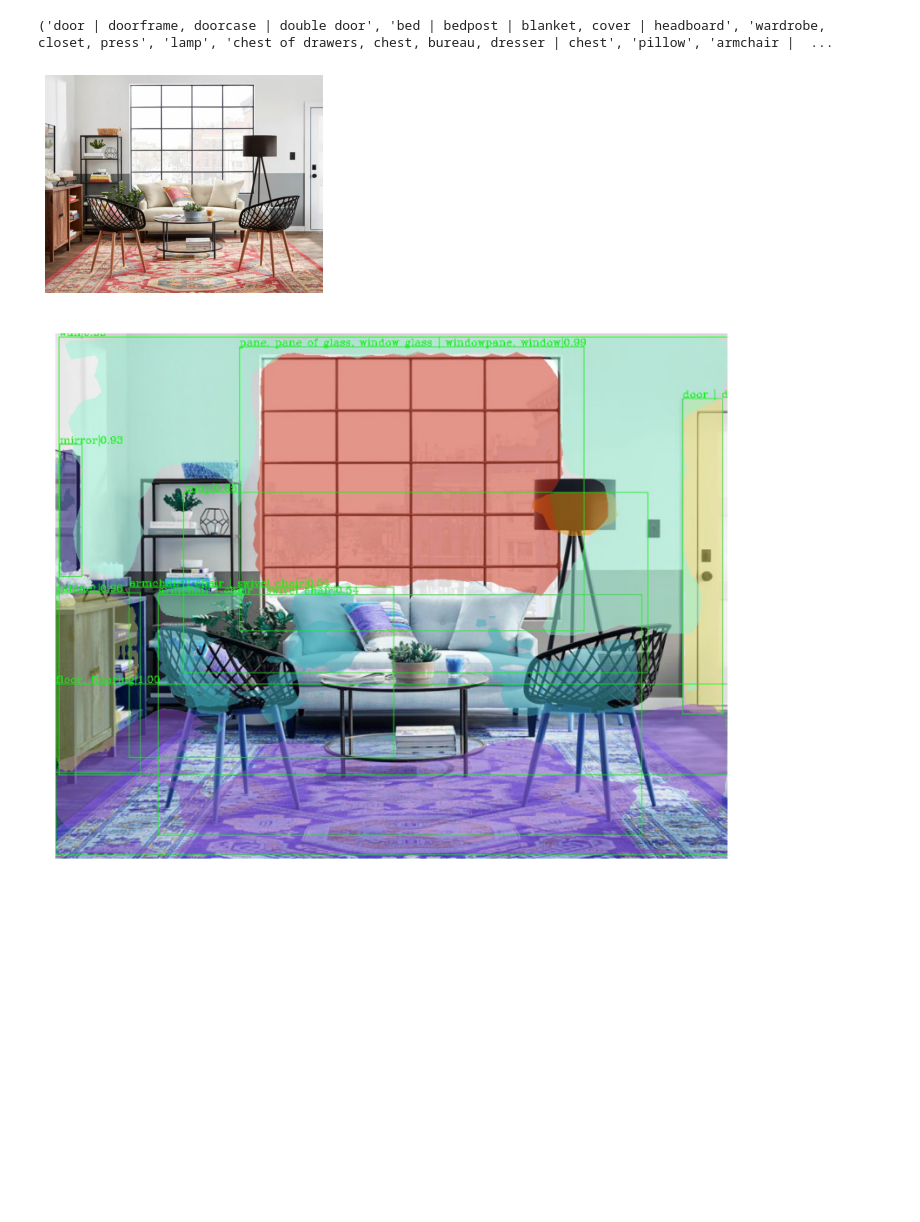
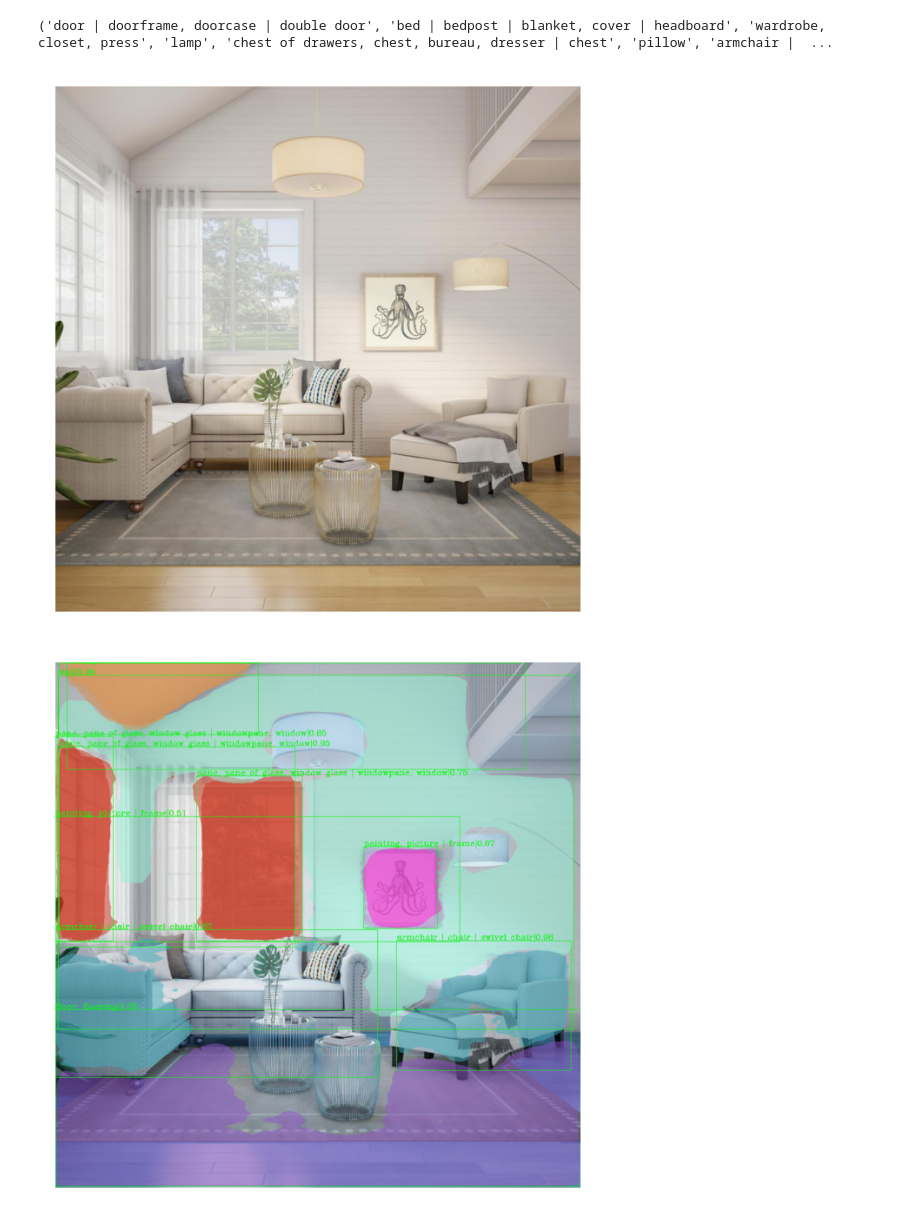
Before and after one commit to mosdragon/wacv2021, a Jupyter notebook: tutorial/Chapter-4-Postprocessing/Postprocess.ipynb, the cells around one changed output. Cells and saved outputs as stored; diff of their text form; code cells hidden in the pictures; blank space fills up the shorter version.

```diff
--- a/tutorial/Chapter-4-Postprocessing/Postprocess.ipynb
+++ b/tutorial/Chapter-4-Postprocessing/Postprocess.ipynb
@@ -33,12 +33,13 @@ def read_image(path):
     image = imageio.imread(path)
     return image
 # %%
-img = read_image('https://images.homedepot-static.com/lifestyleimages/1024x682/51ac18a1-43b8-4586-ab30-d315d67385d50.jpeg')
+img = read_image('https://images.homedepot-static.com/lifestyleimages/1024x682/62275e6c-7ecd-42aa-867d-9cd3ad864b6d134.jpeg')
+fig = plt.figure(dpi=200, figsize=(8, 4))
 imgplot = plt.imshow(img)
 plt.axis("off")
 plt.show()
 # %% [output]
-[figure, old version]
+[figure, new version]
 # %%
 result = inference_detector(model, img)
 model.show_result(img, result, score_thr=0.5, out_file='result.jpg')
@@ -48,4 +49,4 @@ infplot = plt.imshow(inf)
 plt.axis("off")
 plt.show()
 # %% [output]
-[figure, old version]
+[figure, new version]
```
Also changed, not shown: 1 other file.
